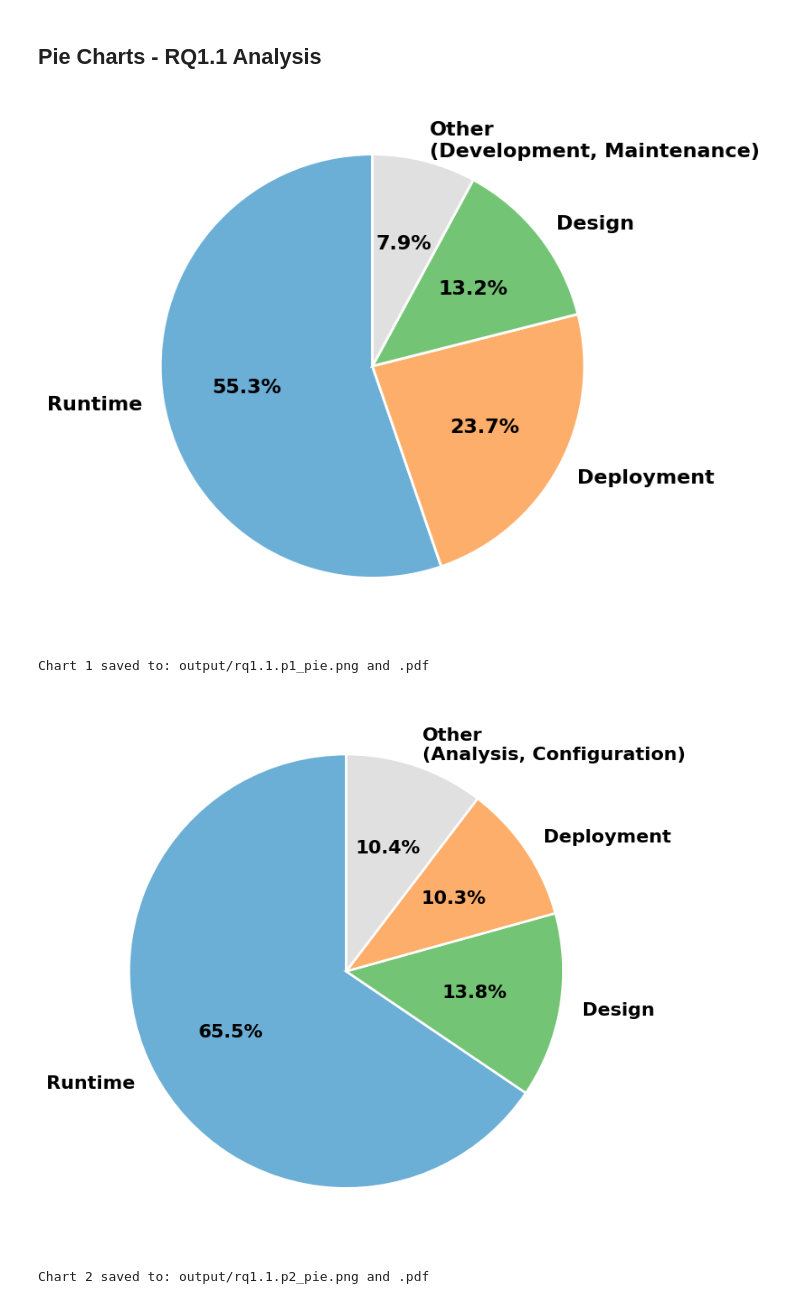
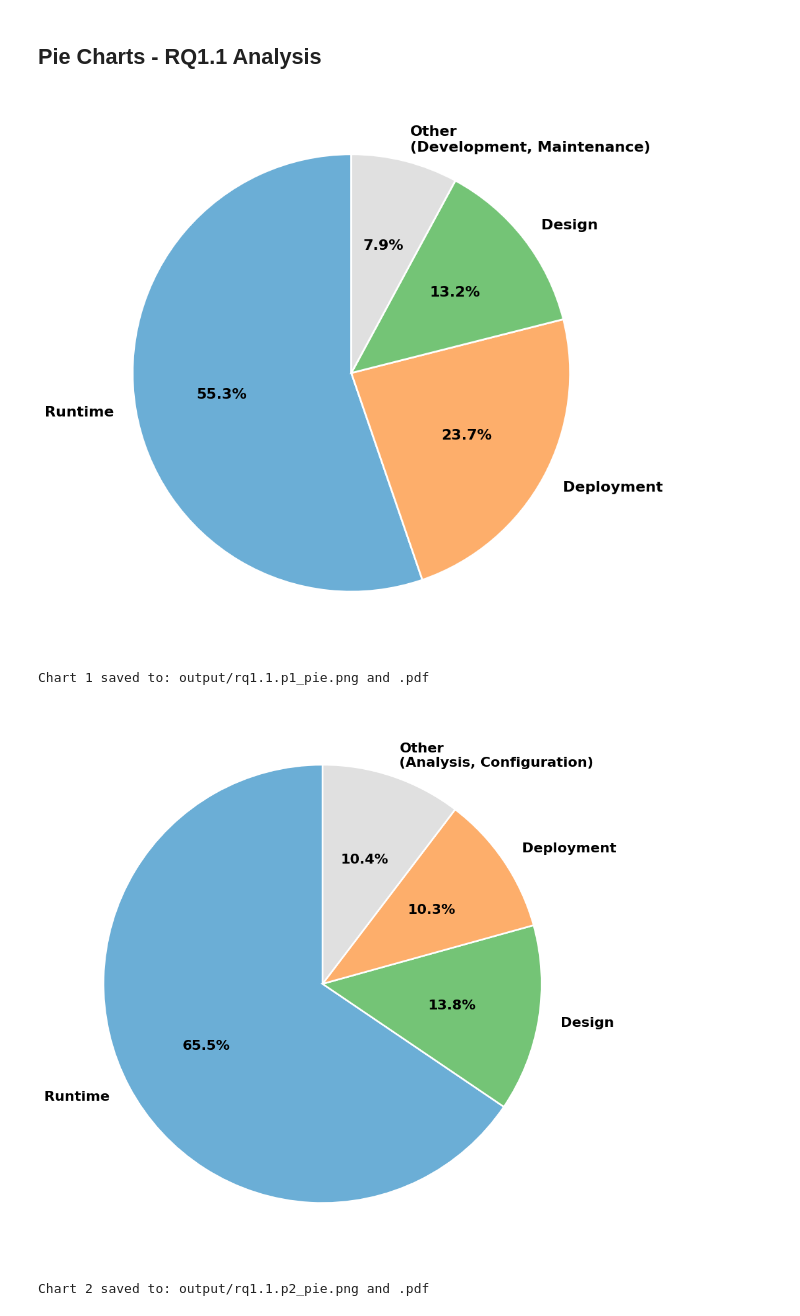
Before and after one commit to eoanodea/slr, a Jupyter notebook: 6-data-visualisation/generate-graphs.ipynb, the cells around one changed output. Drawn from its saved outputs; the diff is of its cells as text; code cells hidden in the pictures.

Commit message:
pie charts equal size

```diff
--- a/6-data-visualisation/generate-graphs.ipynb
+++ b/6-data-visualisation/generate-graphs.ipynb
@@ -282,7 +282,7 @@ data1 = {
 df1 = pd.DataFrame(data1)
 colors1 = ['#6baed6', '#fdae6b', '#74c476', '#e0e0e0']  # Lighter colors
 
-fig1, ax1 = plt.subplots(figsize=(8, 8))
+fig1, ax1 = plt.subplots(figsize=(10, 10))
 wedges1, texts1, autotexts1 = ax1.pie(
     df1['Percentage'],
     labels=df1['Category'],
@@ -292,10 +292,10 @@ wedges1, texts1, autotexts1 = ax1.pie(
     textprops={'fontsize': 16, 'fontweight': 'bold'},
     wedgeprops={'edgecolor': 'white', 'linewidth': 2}
 )
-plt.tight_layout()
+plt.tight_layout(pad=2.0)
 file_name = 'rq1.1.p1_pie'
-fig1.savefig(os.path.join(output_dir, file_name + '.png'), dpi=300, bbox_inches='tight')
-fig1.savefig(os.path.join(output_dir, file_name + '.pdf'), bbox_inches='tight')
+fig1.savefig(os.path.join(output_dir, file_name + '.png'), dpi=300)
+fig1.savefig(os.path.join(output_dir, file_name + '.pdf'))
 plt.show()
 print(f"Chart 1 saved to: {output_dir}/{file_name}.png and .pdf")
 # Chart 2: Energy Integration Point
@@ -307,7 +307,7 @@ data2 = {
 df2 = pd.DataFrame(data2)
 colors2 = ['#6baed6', '#74c476', '#fdae6b', '#e0e0e0']  # Lighter colors
 
-fig2, ax2 = plt.subplots(figsize=(8, 8))
+fig2, ax2 = plt.subplots(figsize=(10, 10))
 wedges2, texts2, autotexts2 = ax2.pie(
     df2['Percentage'],
     labels=df2['Category'],
@@ -317,10 +317,10 @@ wedges2, texts2, autotexts2 = ax2.pie(
     textprops={'fontsize': 16, 'fontweight': 'bold'},
     wedgeprops={'edgecolor': 'white', 'linewidth': 2}
 )
-plt.tight_layout()
+plt.tight_layout(pad=2.0)
 file_name = 'rq1.1.p2_pie'
-fig2.savefig(os.path.join(output_dir, file_name + '.png'), dpi=300, bbox_inches='tight')
-fig2.savefig(os.path.join(output_dir, file_name + '.pdf'), bbox_inches='tight')
+fig2.savefig(os.path.join(output_dir, file_name + '.png'), dpi=300)
+fig2.savefig(os.path.join(output_dir, file_name + '.pdf'))
 plt.show()
 print(f"Chart 2 saved to: {output_dir}/{file_name}.png and .pdf")
 
@@ -334,7 +334,7 @@ data3 = {
 df3 = pd.DataFrame(data3)
 colors3 = ['#6baed6', '#9ecae1', '#c6dbef', '#deebf7', '#e0e0e0']  # Lighter shades of blue + gray
 
-fig3, ax3 = plt.subplots(figsize=(8, 8))
+fig3, ax3 = plt.subplots(figsize=(10, 10))
 wedges3, texts3, autotexts3 = ax3.pie(
     df3['Percentage'],
     labels=df3['Category'],
@@ -343,37 +343,37 @@ wedges3, texts3, autotexts3 = ax3.pie(
     colors=colors3,
     textprops={'fontsize': 14, 'fontweight': 'bold'},
     wedgeprops={'edgecolor': 'white', 'linewidth': 2}
 )
-plt.tight_layout()
+plt.tight_layout(pad=2.0)
 file_name = 'rq1.1.p3_pie'
-fig3.savefig(os.path.join(output_dir, file_name + '.png'), dpi=300, bbox_inches='tight')
-fig3.savefig(os.path.join(output_dir, file_name + '.pdf'), bbox_inches='tight')
+fig3.savefig(os.path.join(output_dir, file_name + '.png'), dpi=300)
+fig3.savefig(os.path.join(output_dir, file_name + '.pdf'))
 plt.show()
 print(f"Chart 3 saved to: {output_dir}/{file_name}.png and .pdf")
 
 # Print breakdown of "Other" categories
 print("\n=== Other Categories Breakdown ===\n")
 print("Chart 1 - Lifecycle Stage Energy Awareness (Other):")
 print("  • Development: 2 (5.26%)")
 print("  • Maintenance: 1 (2.63%)")
 print("  Total: 3 (7.89%)\n")
 
 print("Chart 2 - Energy Integration Point (Other):")
 print("  • Analysis: 1 (3.45%)")
 print("  • Configuration: 1 (3.45%)")
 print("  • Development: 1 (3.45%)")
 print("  Total: 3 (10.35%)\n")
 
 print("Chart 3 - Integration Approach (Other):")
 print("  • RuntimeDeploymentManagement: 2 (3.85%)")
 print("  • QoSDrivenControl: 2 (3.85%)")
 print("  • MetadataDrivenIntegration: 1 (1.92%)")
 print("  • RuntimeAutoscaling: 1 (1.92%)")
 print("  • Brownout: 1 (1.92%)")
 print("  • DesignTimeAnalysis: 1 (1.92%)")
 print("  Total: 8 (15.38%)")
 # %% [output]
-[figure, old version]
+[figure, new version]
 Chart 1 saved to: output/rq1.1.p1_pie.png and .pdf
-[figure, old version]
+[figure, new version]
 Chart 2 saved to: output/rq1.1.p2_pie.png and .pdf
```
Also changed, not shown: parts of 1 cell of this notebook, 6 other files.
